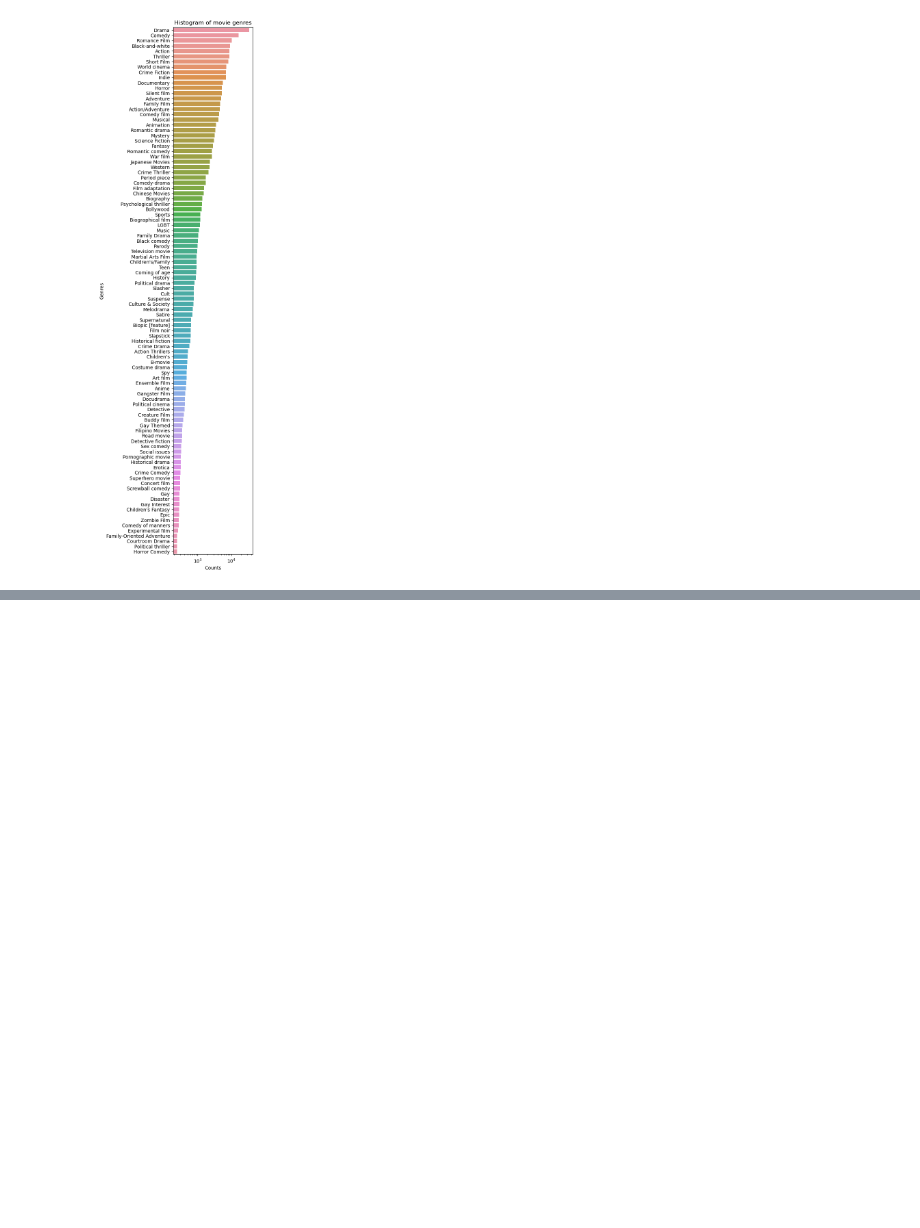
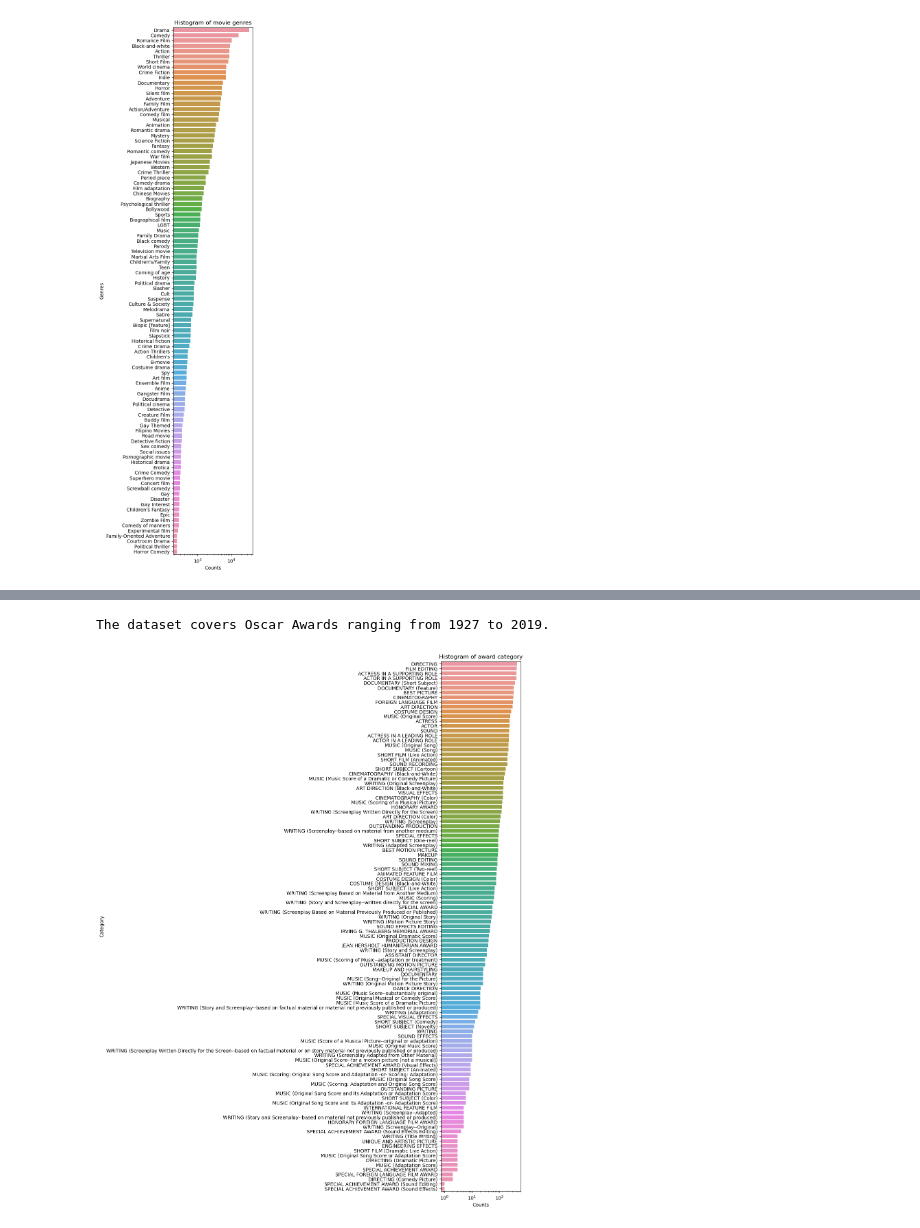
Before and after one commit to epfl-ada/ada-2022-project-cnxtn, a Jupyter notebook: analyze_data.ipynb, the cells around one changed output, grey strips where cells are left out. Saved outputs shown, nothing was run; the diff lists cells and outputs as text; code cells hidden in the pictures; blank space fills up the shorter version.

Commit message:
add oscar dataset analysis

```diff
--- a/analyze_data.ipynb
+++ b/analyze_data.ipynb
@@ -302,3 +304,4 @@ plt.show()
 # %%
-oscar_winner = pd.read_csv('the_oscar_award.csv')
-display(oscar_winner)
+# read oscar dataset
+
+oscar_dataset = pd.read_csv('the_oscar_award.csv')
@@ -319 +308,19 @@ display(oscar_winner)
+# %%
+print('The dataset covers Oscar Awards ranging from {} to {}.'.format(
+    oscar_dataset['year_film'].min(),
+    oscar_dataset['year_film'].max(),
+))
+
+award_category = oscar_dataset['category'].value_counts()
+
+plt.figure(figsize=(3, 20))
+g = sns.barplot(y=award_category.index, x=award_category, orient='h')
+g.set_xscale('log')
+g.set_title('Histogram of award category')
+g.set_xlabel('Counts')
+g.set_ylabel('Category')
+plt.show()
+# %% [output]
+The dataset covers Oscar Awards ranging from 1927 to 2019.
+[figure, added]
 # %%
```
Also changed, not shown: parts of 11 cells of this notebook.
